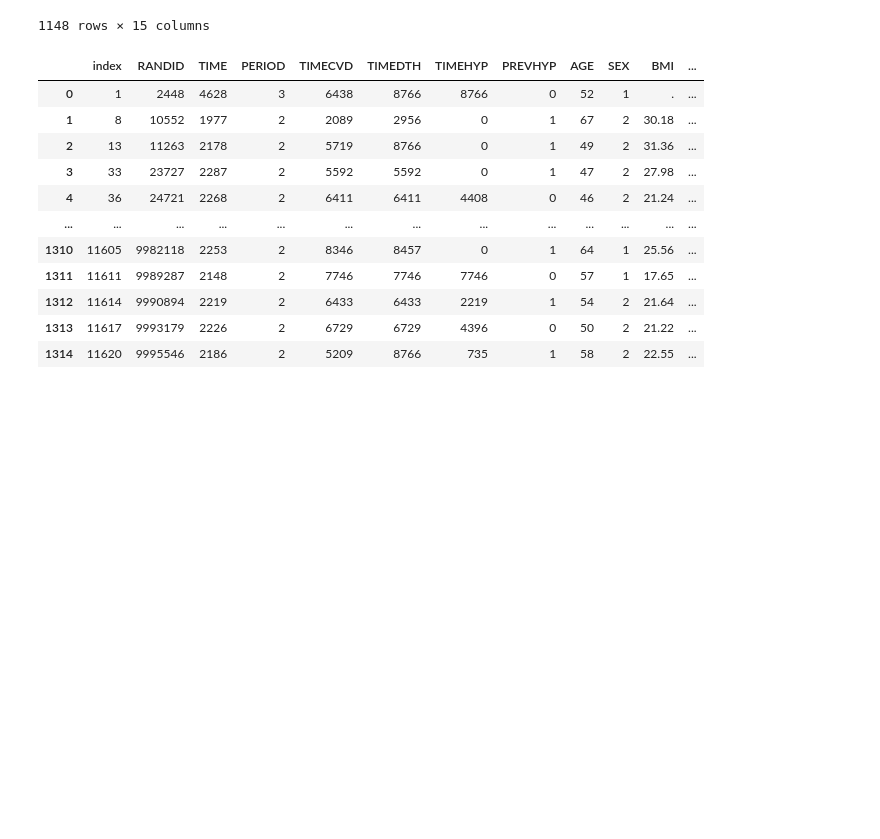
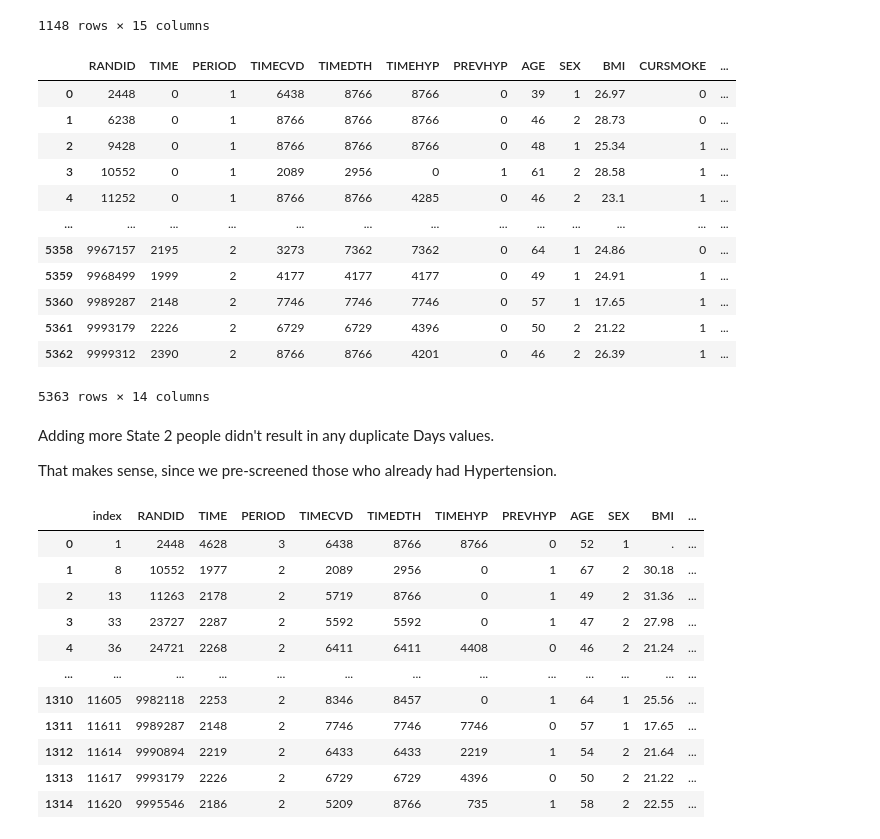
Before and after one commit to krashr-ds/framingham-ms, a Jupyter notebook: FraminghamReshaping.ipynb, the cells around one changed output. Cells and saved outputs as stored; diff of their text form; code cells hidden in the pictures; blank space fills up the shorter version.

```diff
--- a/FraminghamReshaping.ipynb
+++ b/FraminghamReshaping.ipynb
@@ -192,7 +190,7 @@ start_times.groupby("PREVHYP").count()
 framingham_ms1 = at_risk.drop_duplicates(subset=["RANDID"], keep="first").reset_index()
 framingham_ms1["STATE"] = framingham_ms1["PERIOD"].copy()
 framingham_ms1.loc[framingham_ms1["PREVHYP"]==1, "STATE"] = 2
-framingham_ms1["DAY"] = 0
+framingham_ms1["DAYS"] = 0
 framingham_ms1
 # %% [output]
 |  | index | RANDID | TIME | PERIOD | TIMECVD | TIMEDTH | TIMEHYP | PREVHYP | AGE | SEX | BMI | ... |
@@ -215,7 +227,9 @@ We need to add rows for those who also experienced State 2 after TIME 0, and tho
 # %%
-framingham_ms2 = at_risk[(at_risk["TIME"]>0) & (at_risk["PREVHYP"]==0) & (at_risk["TIMEHYP"]<last_day_of_study)].drop_duplicates(subset=["RANDID"], keep="first").reset_index()
+framingham_ms2 = at_risk[(at_risk["TIME"]>0)
+                         & (at_risk["PREVHYP"]==0)
+                         & (at_risk["TIMEHYP"]<last_day_of_study)].drop_duplicates(subset=["RANDID"], keep="first").reset_index()
 framingham_ms2["STATE"] = 2
-framingham_ms2["DAY"] = framingham_ms2["TIMEHYP"].copy()
+framingham_ms2["DAYS"] = framingham_ms2["TIMEHYP"].copy()
 framingham_ms2
 # %% [output]
 |  | index | RANDID | TIME | PERIOD | TIMECVD | TIMEDTH | TIMEHYP | PREVHYP | AGE | SEX | BMI | ... |
@@ -231,6 +245,29 @@ framingham_ms2
 | 1146 | 11617 | 9993179 | 2226 | 2 | 6729 | 6729 | 4396 | 0 | 50 | 2 | 21.22 | ... |
 | 1147 | 11625 | 9999312 | 2390 | 2 | 8766 | 8766 | 4201 | 0 | 46 | 2 | 26.39 | ... |
 1148 rows × 15 columns
+# %%
+framingham_ms_temp = pd.concat([framingham_ms1, framingham_ms2], ignore_index=True)
+framingham_ms_temp = framingham_ms_temp.drop_duplicates(subset=["RANDID", "DAYS"], keep="last").reset_index()
+framingham_ms_temp = framingham_ms_temp.drop(columns=["level_0", "index"], axis=1)
+framingham_ms_temp
+# %% [output]
+|  | RANDID | TIME | PERIOD | TIMECVD | TIMEDTH | TIMEHYP | PREVHYP | AGE | SEX | BMI | CURSMOKE | ... |
+| 0 | 2448 | 0 | 1 | 6438 | 8766 | 8766 | 0 | 39 | 1 | 26.97 | 0 | ... |
+| 1 | 6238 | 0 | 1 | 8766 | 8766 | 8766 | 0 | 46 | 2 | 28.73 | 0 | ... |
+| 2 | 9428 | 0 | 1 | 8766 | 8766 | 8766 | 0 | 48 | 1 | 25.34 | 1 | ... |
+| 3 | 10552 | 0 | 1 | 2089 | 2956 | 0 | 1 | 61 | 2 | 28.58 | 1 | ... |
+| 4 | 11252 | 0 | 1 | 8766 | 8766 | 4285 | 0 | 46 | 2 | 23.1 | 1 | ... |
+| ... | ... | ... | ... | ... | ... | ... | ... | ... | ... | ... | ... | ... |
+| 5358 | 9967157 | 2195 | 2 | 3273 | 7362 | 7362 | 0 | 64 | 1 | 24.86 | 0 | ... |
+| 5359 | 9968499 | 1999 | 2 | 4177 | 4177 | 4177 | 0 | 49 | 1 | 24.91 | 1 | ... |
+| 5360 | 9989287 | 2148 | 2 | 7746 | 7746 | 7746 | 0 | 57 | 1 | 17.65 | 1 | ... |
+| 5361 | 9993179 | 2226 | 2 | 6729 | 6729 | 4396 | 0 | 50 | 2 | 21.22 | 1 | ... |
+| 5362 | 9999312 | 2390 | 2 | 8766 | 8766 | 4201 | 0 | 46 | 2 | 26.39 | 1 | ... |
+5363 rows × 14 columns
+# %% [markdown]
+Adding more State 2 people didn't result in any duplicate Days values.
+
+That makes sense, since we pre-screened those who already had Hypertension.
 # %%
 framingham_ms3 = at_risk[(at_risk["TIME"]>0) & (at_risk["TIMECVD"]<last_day_of_study)].drop_duplicates(subset=["RANDID"], keep="first").reset_index()
 framingham_ms3["STATE"] = 3
```
Also changed, not shown: parts of 16 cells of this notebook, 1 other file.
